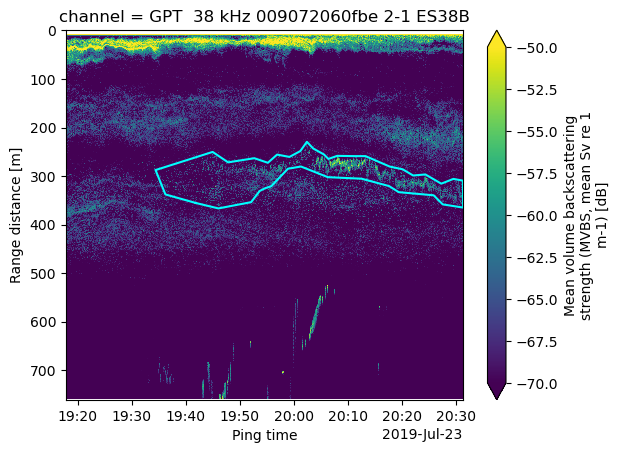
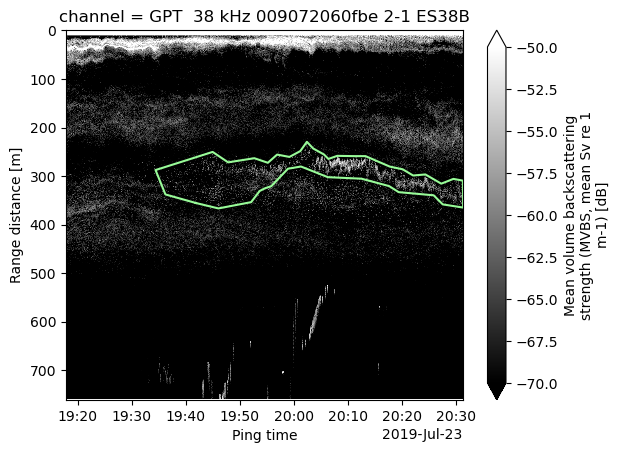
The notebook cell's code change between the first figure and the second:
--- before
+++ after
@@ -1,3 +1,3 @@
-regions_object.plot(region_id=[5], close_regions=True, color="cyan")
+regions_object.plot(region_id=[5], close_regions=True, color="palegreen")
 ds_first_WT_MVBS["Sv"].sel(
     channel="GPT  38 kHz 009072060fbe 2-1 ES38B"
@@ -7,3 +7,4 @@
     vmax=-50,
     vmin=-70,
+    cmap="gray",
 )

Commit: fix colormap